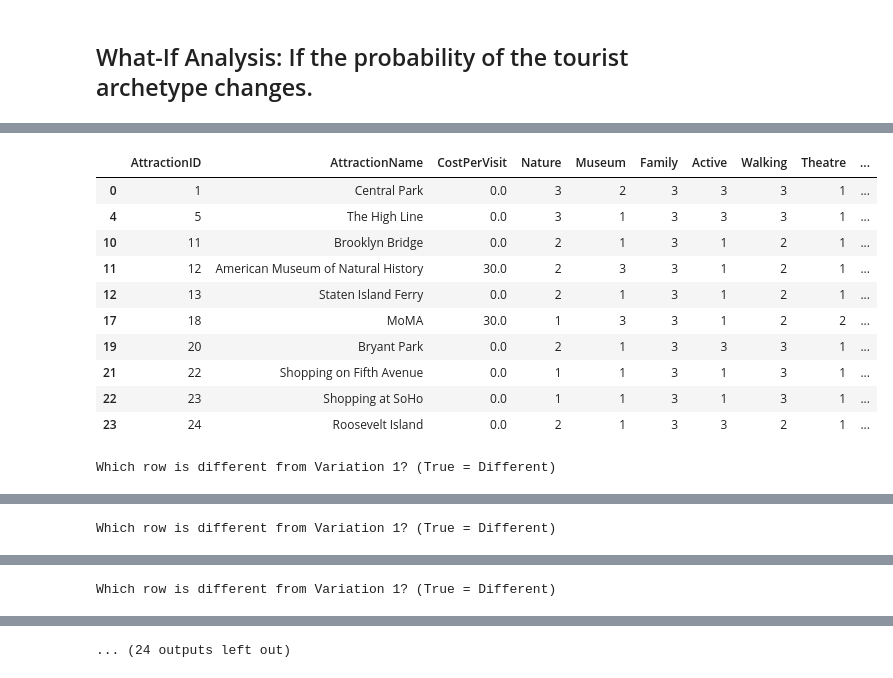
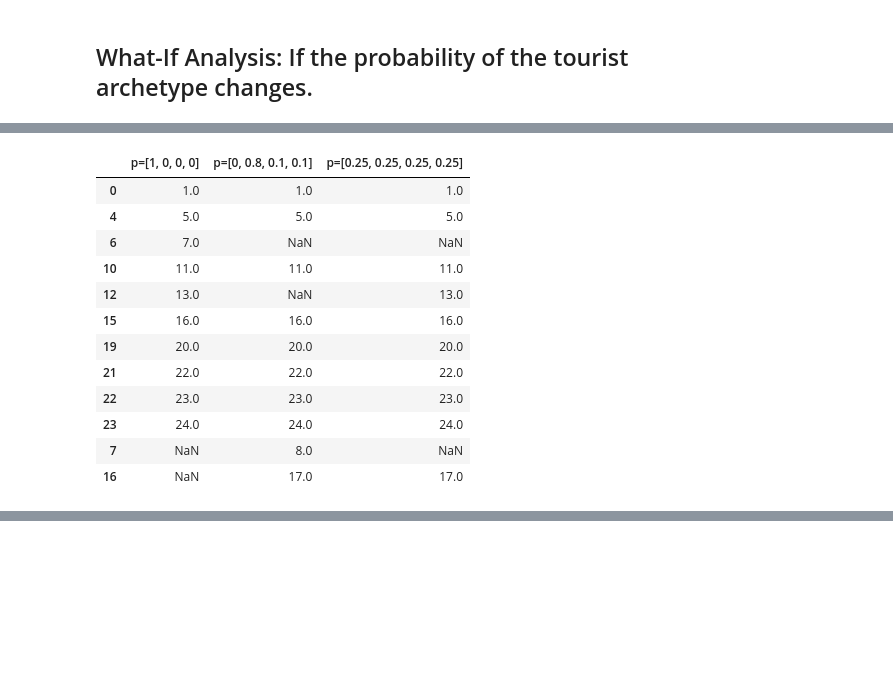
Before and after one commit to kaia-hu/hu_portfolio, a Jupyter notebook: decision_analytics_final.ipynb, the cells around one changed output, grey strips where cells are left out. Saved outputs shown, nothing was run; the diff lists cells and outputs as text; code cells hidden in the pictures; blank space fills up the shorter version.

Commit message:
Finished codes for whatif analysis

```diff
--- a/decision_analytics_final.ipynb
+++ b/decision_analytics_final.ipynb
@@ -119,7 +119,7 @@ def filtered_table(attractionList):
 
 def NYCTourModel(model):
     # Objective Function
-    model.setObjective(quicksum(demographic_weights[j] * a[i] * attraction_user_product[i][j] for i in range(24) for j in range(3)), GRB.MAXIMIZE)
+    model.setObjective(quicksum(demographic_weights[j] * quicksum(a[i] * attraction_user_product[i][j] for i in range(24)) for j in range(3)), GRB.MAXIMIZE)
 
     ### Constraints ###
 
@@ -250,3 +250,7 @@ Maximum Happiness: 670.0283333333332
 ### Write something about the model just maximizes free locations ==> we feel like we need to limit At ==> we would need data on travel time and makes this more complicated
 # %% [markdown]
 ## What-If Analysis: If the probability of the tourist archetype changes.
+# %%
+# Set up new Parameters
+whatif_budget = (1000, 20, 0)
+demographic_weights = list(survey_table['Proba'])
@@ -253,34 +402,30 @@ Maximum Happiness: 670.0283333333332
 # %%
 # Set up new Parameters
-whatif_budget = (100, 20, 0)  # Total budget constraint
-whatif_weights = ([1,0,0,0], [0,1,0,0],[0.9,0.1,0,0])
+budget = 0
+whatif_weights = ([1,0,0,0], [0,0.8,0.1,0.1],[0.25, 0.25, 0.25, 0.25])
 # %%
-for c in whatif_budget:
-    for p in whatif_weights:
+com_table = pd.DataFrame()
 
-        budget = c
-        demographic_weights = p
-        # Initialize Model
-        model = Model("NYC_Tour_Optimization")
+for p in whatif_weights:
+    demographic_weights = p
+    # Initialize Model
+    model = Model("NYC_Tour_Optimization")
 
-        ## Decision variables
-        # Stage 1 decision varable: A (decide on a max number of attractions - in this case, 10)
-        At = 10
-        # Stage 2 decision variable: a (decide on which attraction to go to)
-        a = model.addVars(24, vtype=GRB.BINARY, name="a")
+    ## Decision variables
+    # Stage 1 decision varable: A (decide on a max number of attractions - in this case, 10)
+    At = 10
+    # Stage 2 decision variable: a (decide on which attraction to go to)
+    a = model.addVars(24, vtype=GRB.BINARY, name="a")
 
-        ## Call the model
-        whatif = NYCTourModel(model)
+    ## Call the model
+    whatif = NYCTourModel(model)
 
-        ## Display results
-        print()
-        print(f"p = {p}, c = {c}")
-        display(whatif)
-        print()
-        print("Which row is different from Variation 1? (True = Different)")
-        diff=whatif['AttractionID'].apply(lambda x: False if int(x) in set(variation1['AttractionID'].astype(int)) else True)
-        display(diff)
-        print()
+    temp = whatif['AttractionID'].rename(f"p={p}")
+
+    ## Get results
+    com_table = pd.concat([com_table, temp], axis=1)
+
+display(com_table)
 # %% [output]
 Gurobi Optimizer version 12.0.0 build v12.0.0rc1 (win64 - Windows 11.0 (22631.2))
 
@@ -302,12 +447,13 @@ p = [1, 0, 0, 0], c = 100
-|  | AttractionID | AttractionName | CostPerVisit | Nature | Museum | Family | Active | Walking | Theatre | ... |
-| 0 | 1 | Central Park | 0.0 | 3 | 2 | 3 | 3 | 3 | 1 | ... |
-| 4 | 5 | The High Line | 0.0 | 3 | 1 | 3 | 3 | 3 | 1 | ... |
-| 10 | 11 | Brooklyn Bridge | 0.0 | 2 | 1 | 3 | 1 | 2 | 1 | ... |
-| 11 | 12 | American Museum of Natural History | 30.0 | 2 | 3 | 3 | 1 | 2 | 1 | ... |
-| 12 | 13 | Staten Island Ferry | 0.0 | 2 | 1 | 3 | 1 | 2 | 1 | ... |
-| 17 | 18 | MoMA | 30.0 | 1 | 3 | 3 | 1 | 2 | 2 | ... |
-| 19 | 20 | Bryant Park | 0.0 | 2 | 1 | 3 | 3 | 3 | 1 | ... |
-| 21 | 22 | Shopping on Fifth Avenue | 0.0 | 1 | 1 | 3 | 1 | 3 | 1 | ... |
-| 22 | 23 | Shopping at SoHo | 0.0 | 1 | 1 | 3 | 1 | 3 | 1 | ... |
-| 23 | 24 | Roosevelt Island | 0.0 | 2 | 1 | 3 | 3 | 2 | 1 | ... |
+|  | p=[1, 0, 0, 0] | p=[0, 0.8, 0.1, 0.1] | p=[0.25, 0.25, 0.25, 0.25] |
+| 0 | 1.0 | 1.0 | 1.0 |
+| 4 | 5.0 | 5.0 | 5.0 |
+| 6 | 7.0 | NaN | NaN |
+| 10 | 11.0 | 11.0 | 11.0 |
+| 12 | 13.0 | NaN | 13.0 |
+| 15 | 16.0 | 16.0 | 16.0 |
+| 19 | 20.0 | 20.0 | 20.0 |
+| 21 | 22.0 | 22.0 | 22.0 |
+| 22 | 23.0 | 23.0 | 23.0 |
+| 23 | 24.0 | 24.0 | 24.0 |
+| 7 | NaN | 8.0 | NaN |
+| 16 | NaN | 17.0 | 17.0 |
-Which row is different from Variation 1? (True = Different)
@@ -353 +459,0 @@ p = [0, 1, 0, 0], c = 100
-Which row is different from Variation 1? (True = Different)
@@ -393 +459,0 @@ p = [0.9, 0.1, 0, 0], c = 100
-Which row is different from Variation 1? (True = Different)
@@ -405 +459,0 @@ Name: AttractionID, dtype: bool
-... (24 outputs left out)
```
Also changed, not shown: parts of 7 cells of this notebook.
